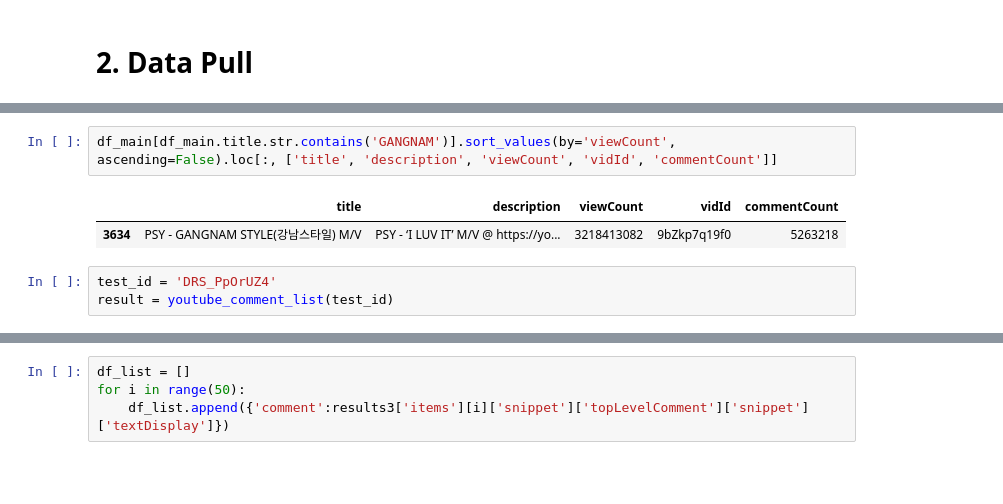
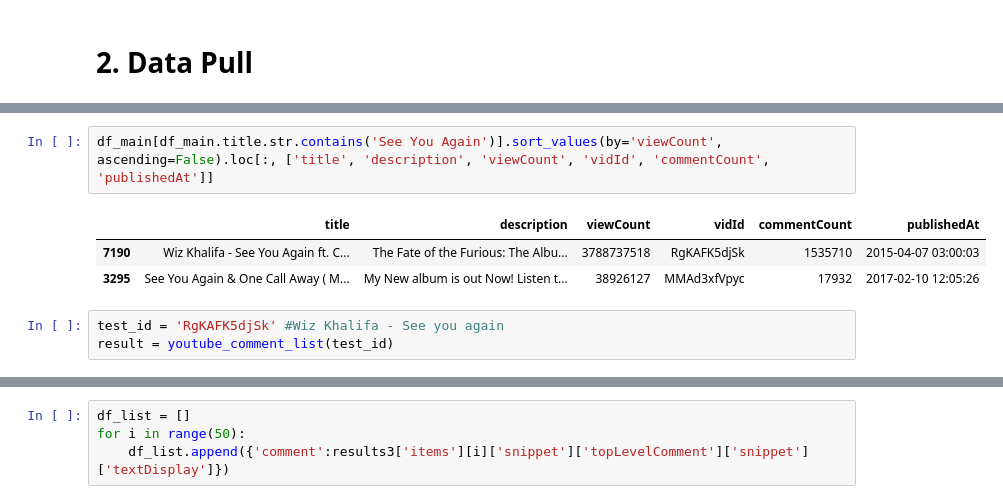
Before and after one commit to conorbarryhoke/Capstone, a Jupyter notebook: ETL_Comments_Pull.ipynb, the cells around one changed output, grey strips where cells are left out. Saved outputs shown, nothing was run; the diff lists cells and outputs as text; blank space fills up the shorter version.

```diff
--- a/ETL_Comments_Pull.ipynb
+++ b/ETL_Comments_Pull.ipynb
@@ -108,10 +170,11 @@ df_rel_ids = df_main.loc[:, ['vidId']]
 # %%
-df_main[df_main.title.str.contains('GANGNAM')].sort_values(by='viewCount', ascending=False).loc[:, ['title', 'description', 'viewCount', 'vidId', 'commentCount']]
+df_main[df_main.title.str.contains('See You Again')].sort_values(by='viewCount', ascending=False).loc[:, ['title', 'description', 'viewCount', 'vidId', 'commentCount', 'publishedAt']]
 # %% [output]
-|  | title | description | viewCount | vidId | commentCount |
-| 3634 | PSY - GANGNAM STYLE(강남스타일) M/V | PSY - ‘I LUV IT’ M/V @ https://yo... | 3218413082 | 9bZkp7q19f0 | 5263218 |
+|  | title | description | viewCount | vidId | commentCount | publishedAt |
+| 7190 | Wiz Khalifa - See You Again ft. C... | The Fate of the Furious: The Albu... | 3788737518 | RgKAFK5djSk | 1535710 | 2015-04-07 03:00:03 |
+| 3295 | See You Again & One Call Away ( M... | My New album is out Now! Listen t... | 38926127 | MMAd3xfVpyc | 17932 | 2017-02-10 12:05:26 |
 # %%
-test_id = 'DRS_PpOrUZ4'
+test_id = 'RgKAFK5djSk' #Wiz Khalifa - See you again
 result = youtube_comment_list(test_id)
 # %%
 result['items'][0]
```
Also changed, not shown: parts of 11 cells of this notebook, 7 other files.
